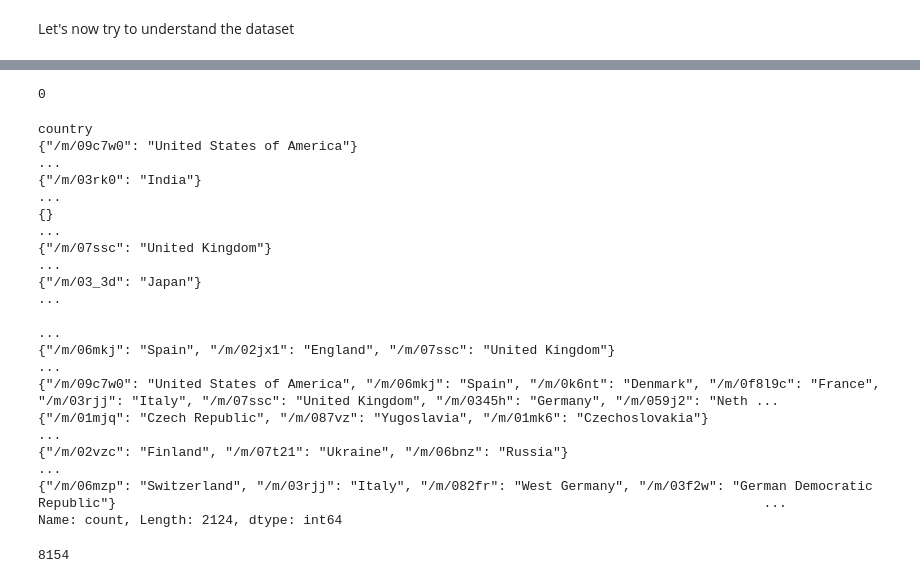
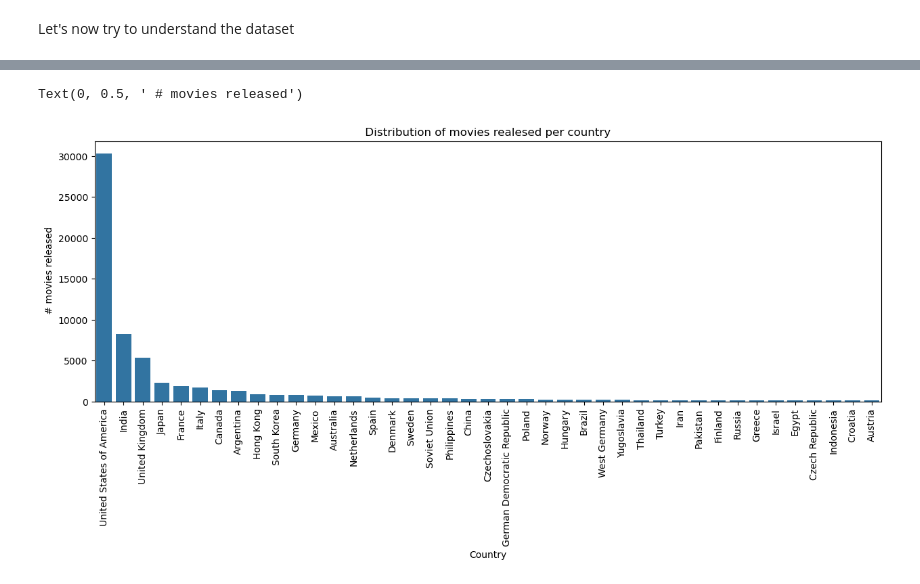
Before and after one commit to epfl-ada/ada-2024-project-spaghettisolution, a Jupyter notebook: src/data/data_wrangling.ipynb, the cells around one changed output, grey strips where cells are left out. Cells and saved outputs as stored; diff of their text form; code cells hidden in the pictures.

```diff
--- a/src/data/data_wrangling.ipynb
+++ b/src/data/data_wrangling.ipynb
@@ -150,26 +152,32 @@ Name: count, Length: 2123, dtype: int64
-# %%
-movies_df['country'].isna().sum()
-movies_df['languages'].isna().sum()
-movies_df['genres'].isna().sum()
-# %% [output]
-0
-# %%
-movies_df['country'].value_counts()
-# %% [output]
-country
-{"/m/09c7w0": "United States of America"}                                                                                                                                                                ...
-{"/m/03rk0": "India"}                                                                                                                                                                                    ...
-{}                                                                                                                                                                                                       ...
-{"/m/07ssc": "United Kingdom"}                                                                                                                                                                           ...
-{"/m/03_3d": "Japan"}                                                                                                                                                                                    ...
-                                                                                                                                                                                                         ...
-{"/m/06mkj": "Spain", "/m/02jx1": "England", "/m/07ssc": "United Kingdom"}                                                                                                                               ...
-{"/m/09c7w0": "United States of America", "/m/06mkj": "Spain", "/m/0k6nt": "Denmark", "/m/0f8l9c": "France", "/m/03rjj": "Italy", "/m/07ssc": "United Kingdom", "/m/0345h": "Germany", "/m/059j2": "Neth ...
-{"/m/01mjq": "Czech Republic", "/m/087vz": "Yugoslavia", "/m/01mk6": "Czechoslovakia"}                                                                                                                   ...
-{"/m/02vzc": "Finland", "/m/07t21": "Ukraine", "/m/06bnz": "Russia"}                                                                                                                                     ...
-{"/m/06mzp": "Switzerland", "/m/03rjj": "Italy", "/m/082fr": "West Germany", "/m/03f2w": "German Democratic Republic"}                                                                                   ...
-Name: count, Length: 2124, dtype: int64
-# %%
-movies_clean_df['country'].isna().sum()
-# %% [output]
-8154
+# %%
+#distribution of number of film realized by country
+#first we focus on film realized by one unique country and not collaborate with other
+
+dist_per_country1_df = movies_clean_df.copy(deep= True)
+
+#first drop row which containts None
+
+#dist_per_country1_df.isna().sum()  # =8154
+#dist_per_country1_df.shape[0] #81741
+dist_per_country1_df.dropna(subset = ['country'], inplace=True)
+
+# now remove all film that come from a collaboration (i.e contain "," )
+dist_per_country1_df = dist_per_country1_df[~ dist_per_country1_df['country'].str.contains(',', regex= False).values]
+
+# get nbr movies released by each country
+freq_per_country1_df = dist_per_country1_df['country'].value_counts()
+
+
+#do a cut off
+freq_per_country1_df = freq_per_country1_df[freq_per_country1_df.values> 100]
+
+#plot result
+plt.figure(figsize=(15, 5))
+sns.barplot(x= freq_per_country1_df.index, y= freq_per_country1_df.values)
+plt.xticks(rotation = 90)
+plt.title(" Distribution of movies realesed per country ")
+plt.xlabel("Country")
+plt.ylabel(" # movies released")
+# %% [output]
+Text(0, 0.5, ' # movies released')
+[figure, added]
```
Also changed, not shown: parts of 24 cells of this notebook, 1 other file.
